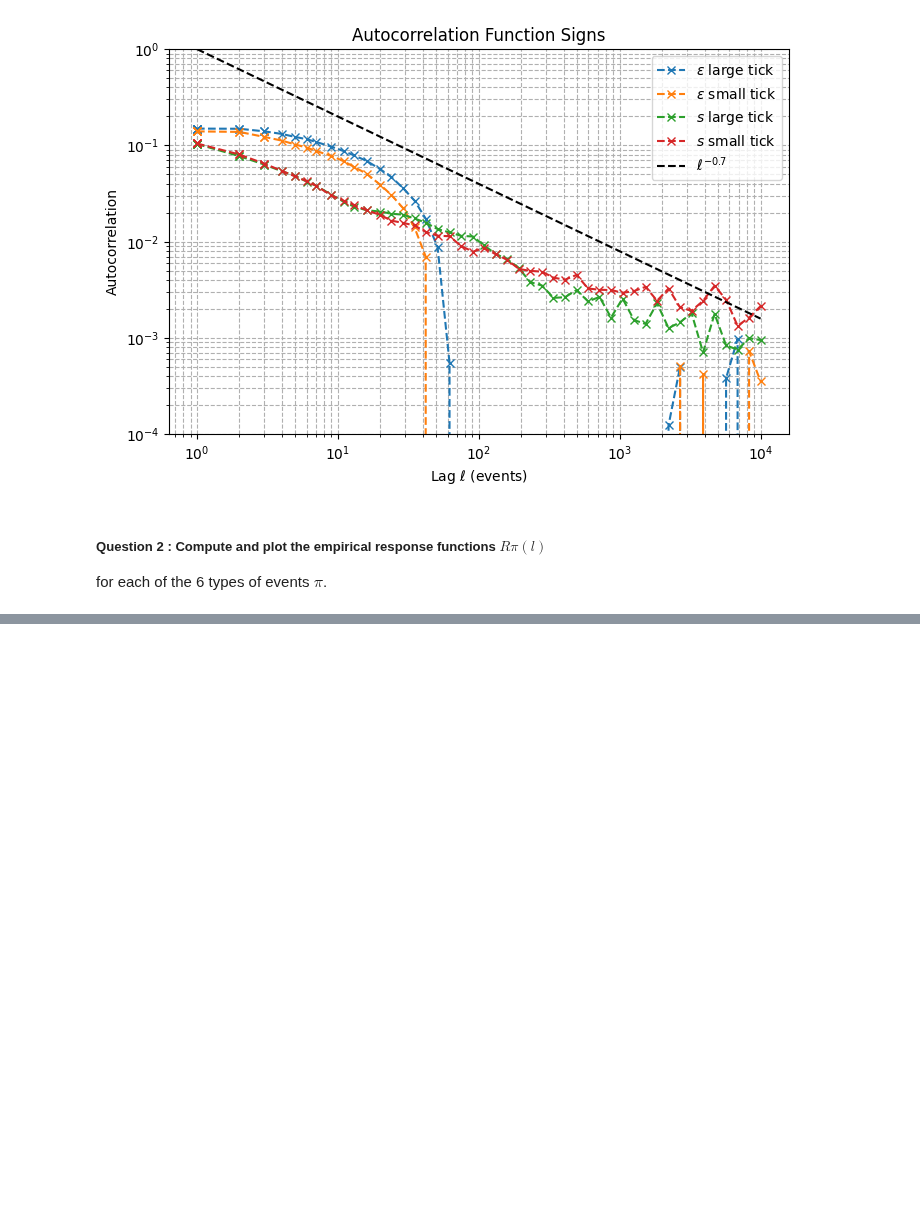
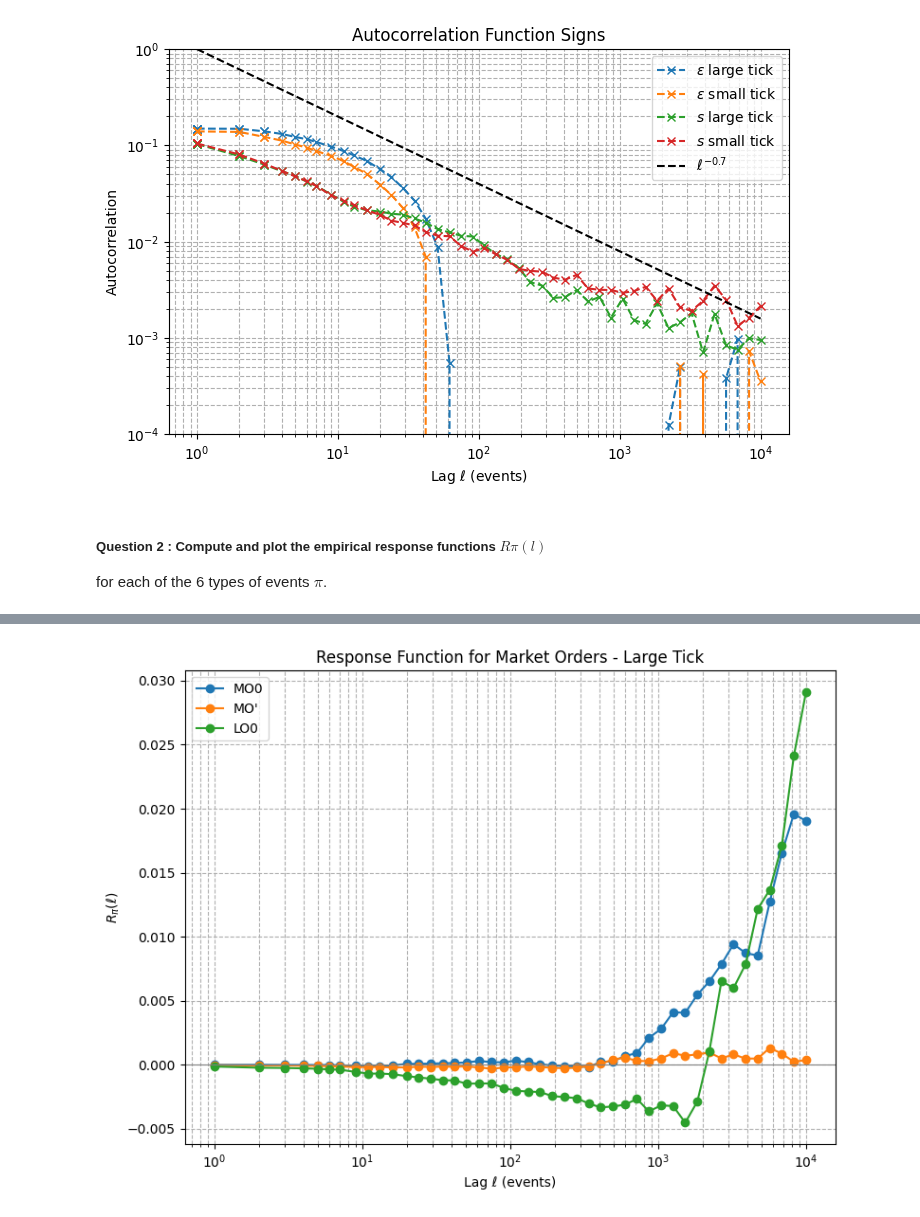
Before and after one commit to ethantrentin/High-Frequency-Data-Limit-Order-Books, a Jupyter notebook: DHF-LAB5-BOISTARD-ROCHE-TRENTIN.ipynb, the cells around one changed output, grey strips where cells are left out. Saved outputs shown, nothing was run; the diff lists cells and outputs as text; code cells hidden in the pictures; blank space fills up the shorter version.

```diff
--- a/DHF-LAB5-BOISTARD-ROCHE-TRENTIN.ipynb
+++ b/DHF-LAB5-BOISTARD-ROCHE-TRENTIN.ipynb
@@ -414,0 +441,45 @@ add_midprice(BNPP_df)
+# %%
+## now lets compute the market impact on mid price
+def compute_response_function(df, pi, n_points=50, max_lag=10000):
+    lags = np.unique(np.logspace(0, np.log10(max_lag), n_points).astype(int))
+    corr_values = []
+    t = compute_tick_size(df)
+    ts2 = np.where((df['pi'] == pi),1,0)
+    for lag in lags:
+        price_diff = df['mid_price'].shift(-lag) - df['mid_price']
+        prod = price_diff * ts2
+        R_lag = prod.mean()
+
+        corr_values.append(R_lag/t)
+
+    return lags, np.array(corr_values)
+
+def plot_response(lags, corr_values,ax, label=''):
+    ax.plot(lags, corr_values, marker='o', linestyle='-', label=label)
+# %%
+# Let us plot the response functions
+filtered_df = SG_df.copy()
+
+fig, ax = plt.subplots(figsize=(8, 6))
+## on reproduit les resultats du papier juste pour SG car pas de différence
+# entre large et small tick selon les auteurs
+lags, corr_values = compute_response_function(filtered_df, pi='MO0')
+plot_response(lags, corr_values, ax, label='MO0')
+lags, corr_values = compute_response_function(filtered_df, pi='MO\'')
+plot_response(lags, corr_values, ax, label='MO\'')
+lags, corr_values = compute_response_function(filtered_df, pi='LO0')
+plot_response(lags, corr_values, ax, label='LO0')
+
+
+ax.set_xscale('log')
+
+ax.axhline(0, color='gray', linewidth=0.8)
+ax.set_xlabel("Lag ℓ (events)")
+ax.set_ylabel(r"$R_{\pi}(\ell)$")
+ax.set_title("Response Function for Market Orders - Large Tick")
+ax.grid(True, which='both', ls='--')
+ax.legend()
+plt.tight_layout()
+plt.show()
+# %% [output]
+[figure, added]
```
Also changed, not shown: parts of 8 cells of this notebook.
